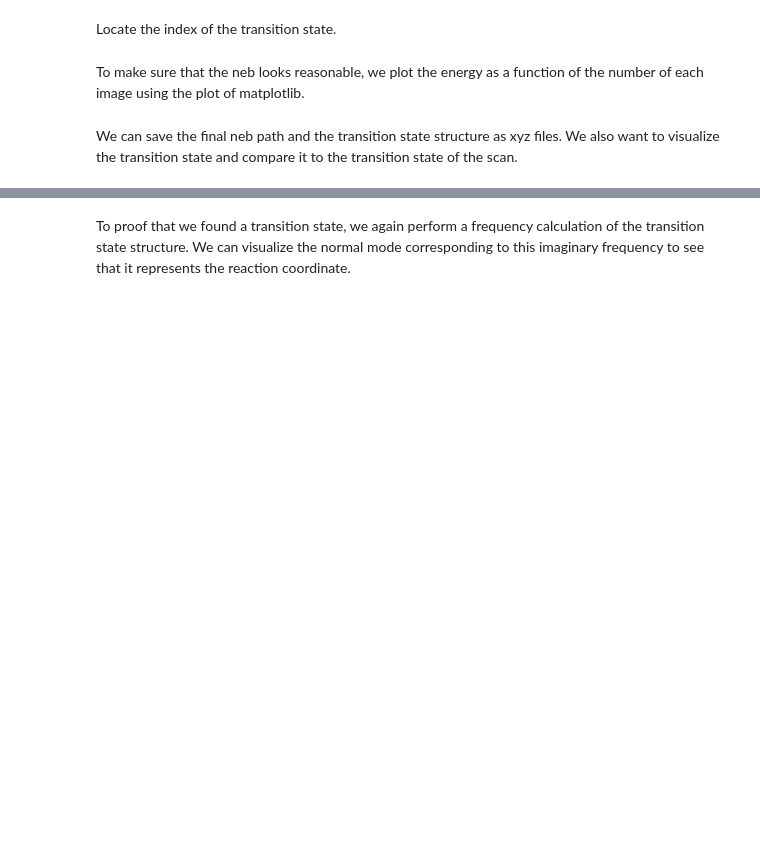
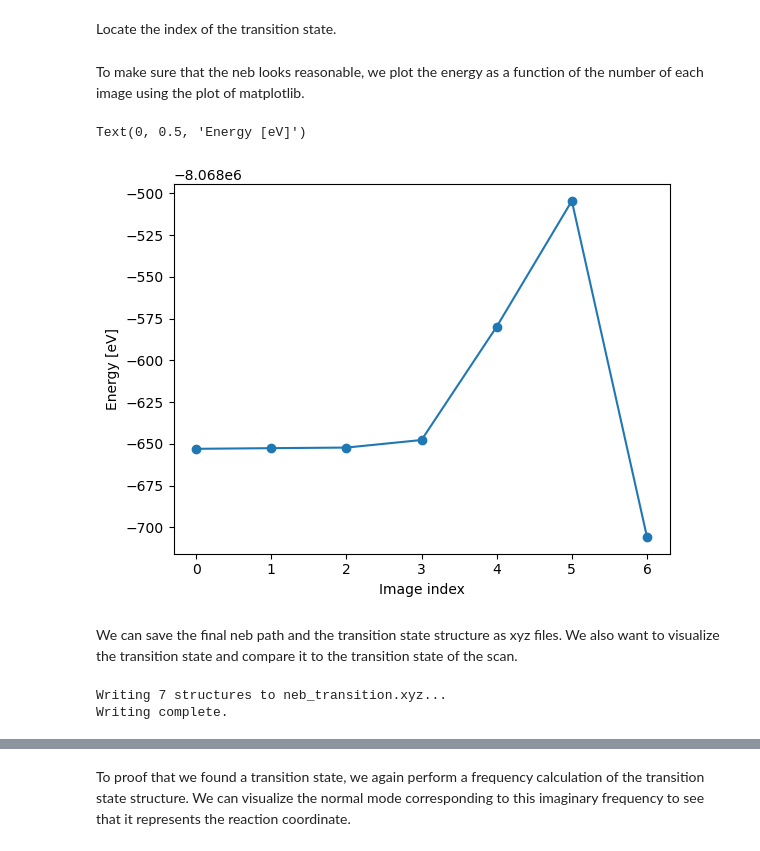
Before and after one commit to JulianBruegger996/Compchem, a Jupyter notebook: 5/Day5_TS_Cl_CH3_Br.ipynb, the cells around one changed output, grey strips where cells are left out. Saved outputs shown, nothing was run; the diff lists cells and outputs as text; code cells hidden in the pictures; blank space fills up the shorter version.

```diff
--- a/5/Day5_TS_Cl_CH3_Br.ipynb
+++ b/5/Day5_TS_Cl_CH3_Br.ipynb
@@ -213,7 +328,7 @@ view(images[2], viewer='x3d')
 For the calculation, we need to attach a calculator for each image. We again use PBE/def2-SVP and density fitting. The charge must be set to -1.
 # %%
 for image in images:
-    # TODO set the calculator for each image in the list of images. Don't forget to set the charge of the calculator to -1.
+    image.calc = ASEMolpro(ansatz='PBE/def2-SVP', density_fitting=True, charge=-1)
 # %% [markdown]
 Now, we can perform the optimization, where each image is optimized, until the forces are below the threshold of 0.5 eV/Å.
 # %%
@@ -222,4 +354,12 @@ optimizer.run(fmax=0.5)
 # %% [markdown]
 From the list of images, we can extract the energies and positions of all atoms for each image.
 # %%
-# TODO write code here.
+energies = np.empty(len(images))
+positions = []
+for i, image in enumerate(images):
+    energies[i] = image.get_total_energy()
+    positions.append(image.get_positions())
+    print("="*20)
+    print(f"Image {i+1}:")
+    print(f"  Energy: {energies[i]:.3f}")
+    print("="*20, end="\n\n")
@@ -231,13 +390,20 @@ Locate the index of the transition state.
 # %% [markdown]
 To make sure that the neb looks reasonable, we plot the energy as a function of the number of each image using the plot of  matplotlib.
 # %%
-plt.plot(range(n_images), energies, 'o-')
-plt.xlabel("TODO")
-plt.ylabel("TODO")
+plt.plot(range(n_images), energies*mol/kJ, 'o-')
+plt.xlabel("Image index")
+plt.ylabel("Energy [eV]")
+# %% [output]
+Text(0, 0.5, 'Energy [eV]')
+[figure, added]
 # %% [markdown]
 We can save the final neb path and the transition state structure as xyz files.
 We also want to visualize the transition state and compare it to the transition state of the scan.
 # %%
 # save neb path using the function write_xyz_traj that was defined earlier in the notebook.
+write_xyz_traj("neb_transition.xyz", positions, image.get_chemical_symbols())
+# %% [output]
+Writing 7 structures to neb_transition.xyz...
+Writing complete.
 # %%
 # save the structure of the image of the transition state as xyz file, in case you want to use it later.
```
Also changed, not shown: parts of 24 cells of this notebook, 9 other files.
